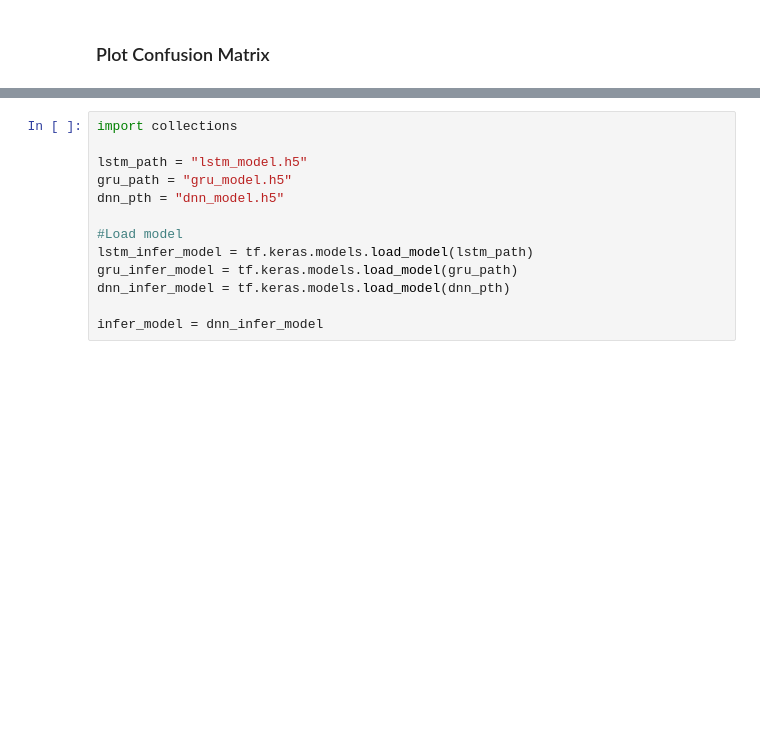
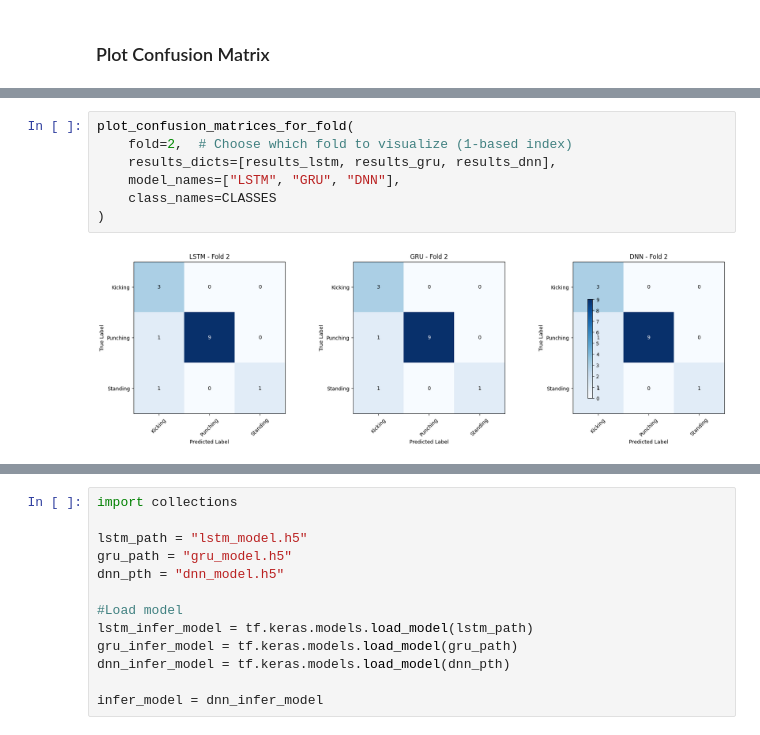
Before and after one commit to MathematicGuy/Anomally-Behaviour-Detection, a Jupyter notebook: ActionDetection_by_Sequences.ipynb, the cells around one changed output, grey strips where cells are left out. Drawn from its saved outputs; the diff is of its cells as text; blank space fills up the shorter version.

```diff
--- a/ActionDetection_by_Sequences.ipynb
+++ b/ActionDetection_by_Sequences.ipynb
@@ -902,0 +1004,9 @@ results_lstm
+# %%
+plot_confusion_matrices_for_fold(
+    fold=2,  # Choose which fold to visualize (1-based index)
+    results_dicts=[results_lstm, results_gru, results_dnn],
+    model_names=["LSTM", "GRU", "DNN"],
+    class_names=CLASSES
+)
+# %% [output]
+[figure, added]
```
Also changed, not shown: parts of 41 cells of this notebook, 12 other files.
